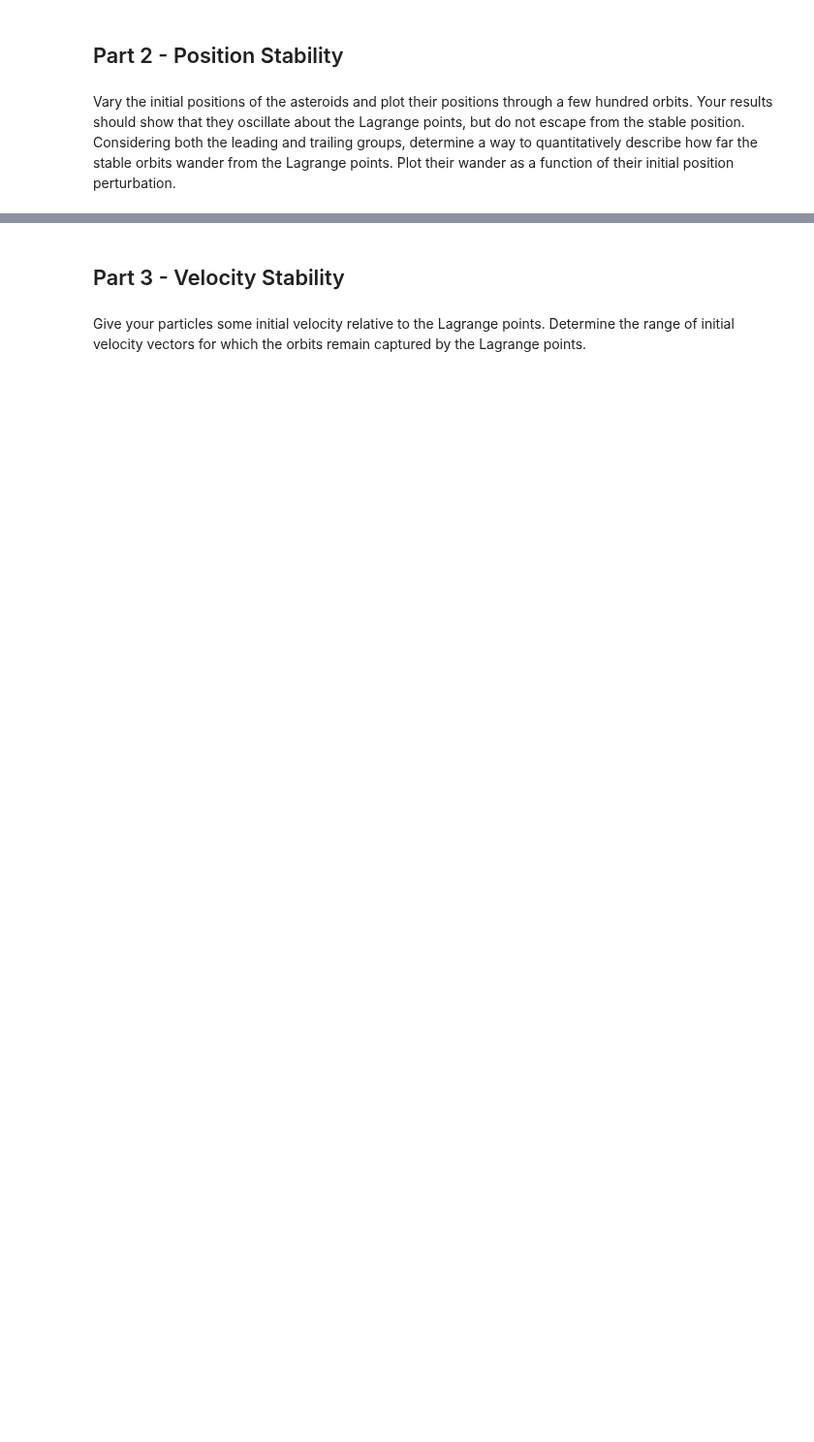
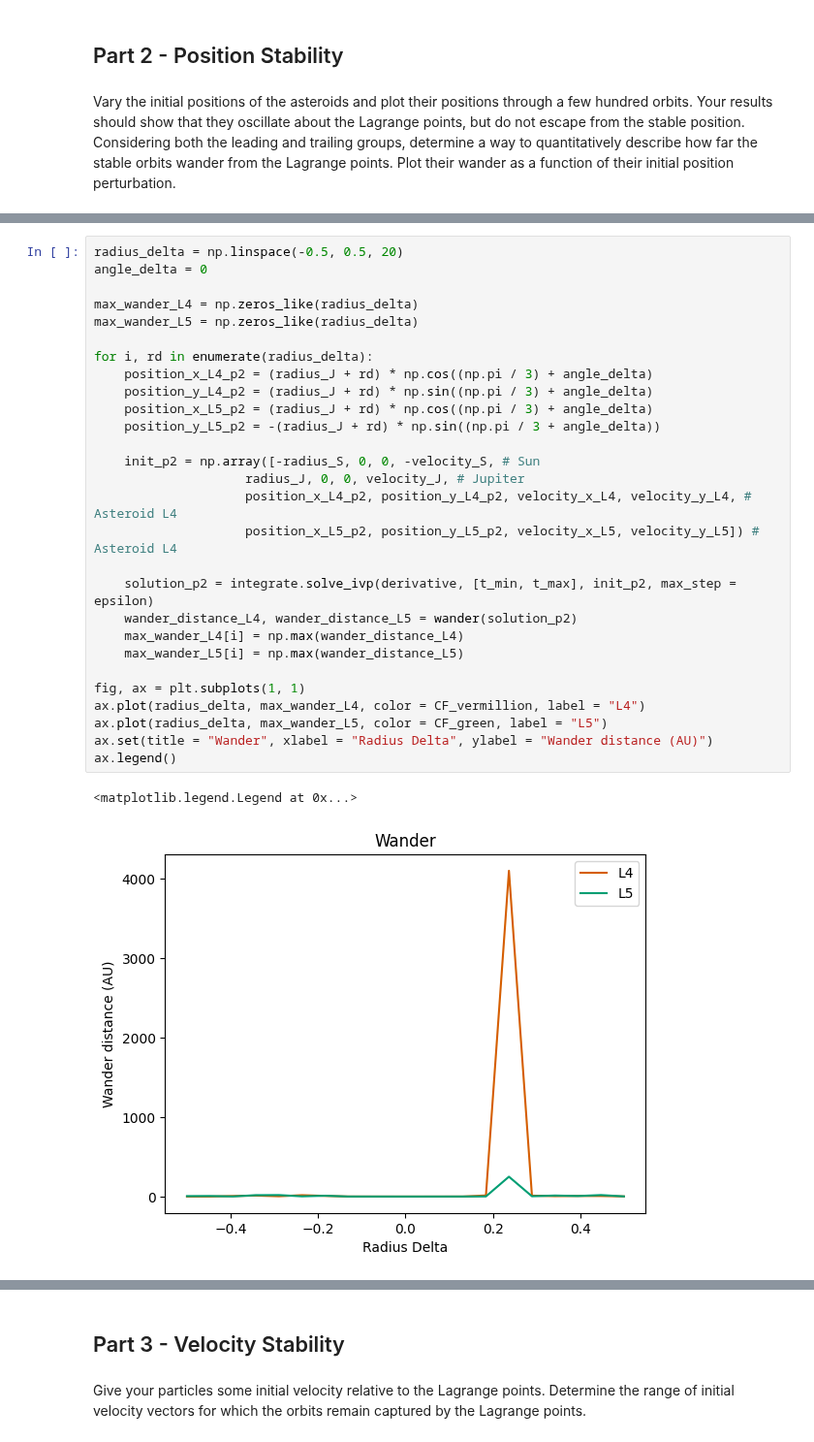
Before and after one commit to vibilanj/cmps, a Jupyter notebook: homework/Project1.ipynb, the cells around one changed output, grey strips where cells are left out. Shown at 97% size. Saved outputs shown, nothing was run; the diff lists cells and outputs as text; blank space fills up the shorter version.

```diff
--- a/homework/Project1.ipynb
+++ b/homework/Project1.ipynb
@@ -298,0 +278,31 @@ ax.plot(solution.t, wander_distance_L5, color = CF_green, label = "L5")
+# %%
+radius_delta = np.linspace(-0.5, 0.5, 20)
+angle_delta = 0
+
+max_wander_L4 = np.zeros_like(radius_delta)
+max_wander_L5 = np.zeros_like(radius_delta)
+
+for i, rd in enumerate(radius_delta):
+    position_x_L4_p2 = (radius_J + rd) * np.cos((np.pi / 3) + angle_delta)
+    position_y_L4_p2 = (radius_J + rd) * np.sin((np.pi / 3) + angle_delta)
+    position_x_L5_p2 = (radius_J + rd) * np.cos((np.pi / 3) + angle_delta)
+    position_y_L5_p2 = -(radius_J + rd) * np.sin((np.pi / 3 + angle_delta))
+
+    init_p2 = np.array([-radius_S, 0, 0, -velocity_S, # Sun
+                    radius_J, 0, 0, velocity_J, # Jupiter
+                    position_x_L4_p2, position_y_L4_p2, velocity_x_L4, velocity_y_L4, # Asteroid L4
+                    position_x_L5_p2, position_y_L5_p2, velocity_x_L5, velocity_y_L5]) # Asteroid L4
+
+    solution_p2 = integrate.solve_ivp(derivative, [t_min, t_max], init_p2, max_step = epsilon)
+    wander_distance_L4, wander_distance_L5 = wander(solution_p2)
+    max_wander_L4[i] = np.max(wander_distance_L4)
+    max_wander_L5[i] = np.max(wander_distance_L5)
+
+fig, ax = plt.subplots(1, 1)
+ax.plot(radius_delta, max_wander_L4, color = CF_vermillion, label = "L4")
+ax.plot(radius_delta, max_wander_L5, color = CF_green, label = "L5")
+ax.set(title = "Wander", xlabel = "Radius Delta", ylabel = "Wander distance (AU)")
+ax.legend()
+# %% [output]
+<matplotlib.legend.Legend at 0x...>
+[figure, added]
```
Also changed, not shown: parts of 7 cells of this notebook.
